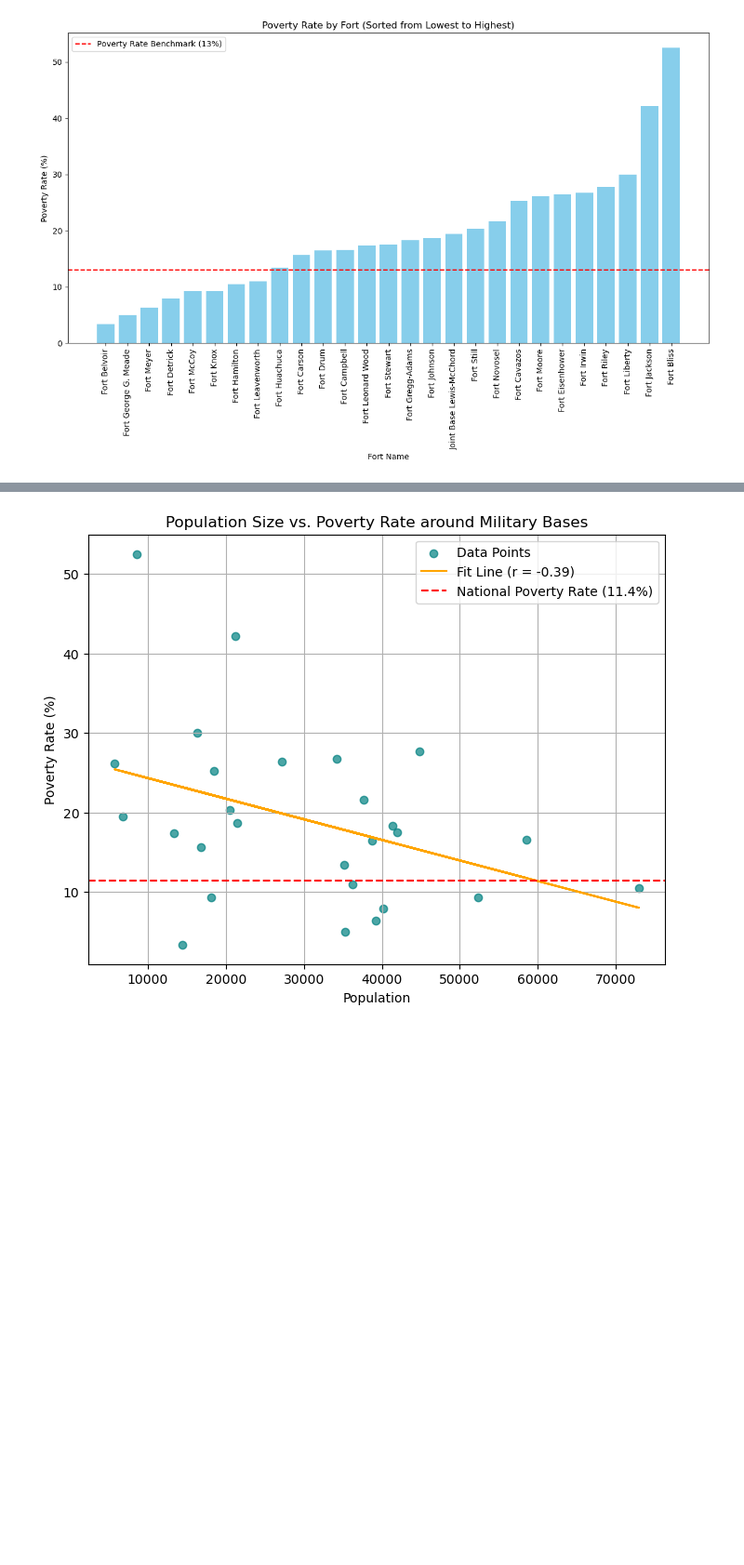
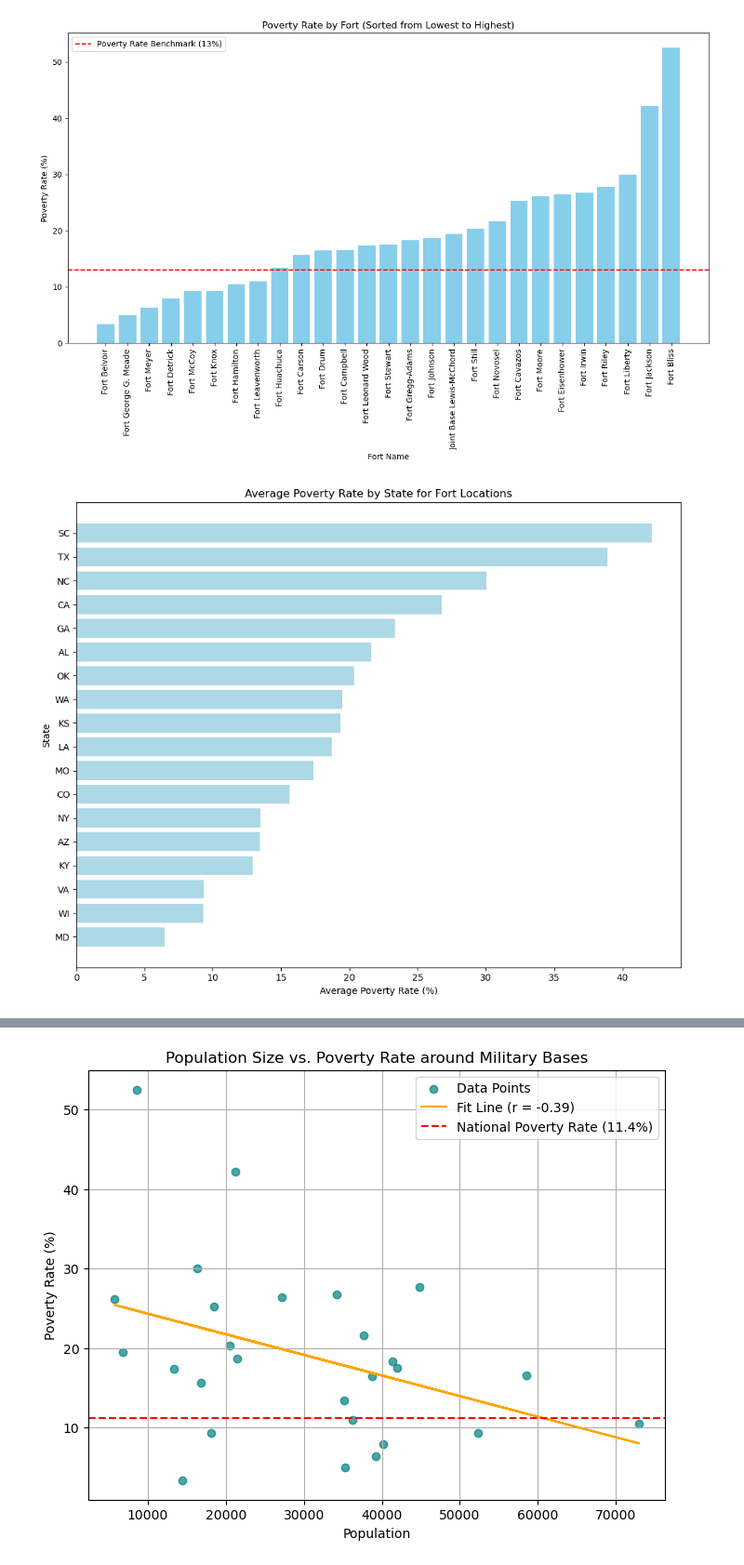
Before and after one commit to snystrom-github/Group8_Project1, a Jupyter notebook: Project_File_Final - Martin.ipynb, the cells around one changed output, grey strips where cells are left out. Shown: that part at 93% size. Drawn from its saved outputs; the diff is of its cells as text; code cells hidden in the pictures; blank space fills up the shorter version.

```diff
--- a/Project_File_Final - Martin.ipynb
+++ b/Project_File_Final - Martin.ipynb
@@ -328,6 +347,20 @@ plt.tight_layout()
 plt.show()
 # %% [output]
 [figure]
+# %%
+# Calculate the average poverty rate by state
+state_poverty_avg = Test_pd.groupby('State')['Poverty Rate (%)'].mean().sort_values()
+
+# Plotting the bar chart for state-level poverty rates
+plt.figure(figsize=(10, 8))
+plt.barh(state_poverty_avg.index, state_poverty_avg.values, color='lightblue')
+plt.xlabel("Average Poverty Rate (%)")
+plt.ylabel("State")
+plt.title("Average Poverty Rate by State for Fort Locations")
+plt.tight_layout()
+plt.show()
+# %% [output]
+[figure, added]
 # %%
 import plotly.express as px
 
```
Also changed, not shown: parts of 3 cells of this notebook, 2 other files.
